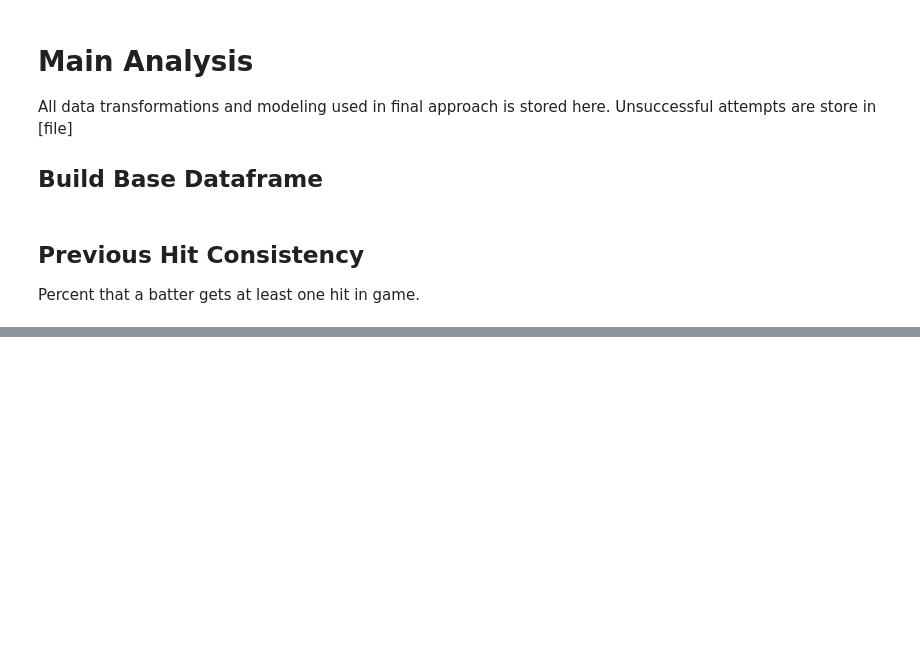
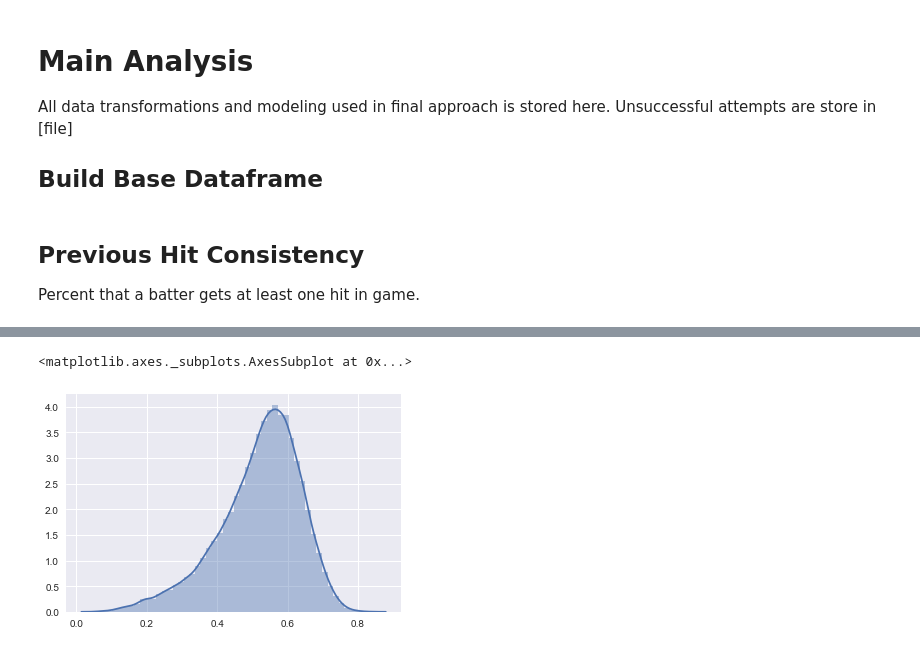
Before and after one commit to spelkey1/bts, a Jupyter notebook: analysis_main.ipynb, the cells around one changed output, grey strips where cells are left out. Saved outputs shown, nothing was run; the diff lists cells and outputs as text; code cells hidden in the pictures; blank space fills up the shorter version.

```diff
--- a/analysis_main.ipynb
+++ b/analysis_main.ipynb
@@ -325,0 +341,3 @@ df.fillna(-1, inplace = True)
+# %%
+
+players = pd.DataFrame(list(zip(df.name.unique(), range(len(df.name.unique())))), columns=['name', 'pid'])
@@ -330,0 +376,5 @@ rate_histogram(df, features)
+# %%
+sns.distplot(dev_probs)
+# %% [output]
+<matplotlib.axes._subplots.AxesSubplot at 0x...>
+[figure, added]
```
Also changed, not shown: parts of 40 cells of this notebook, 4 other files.
